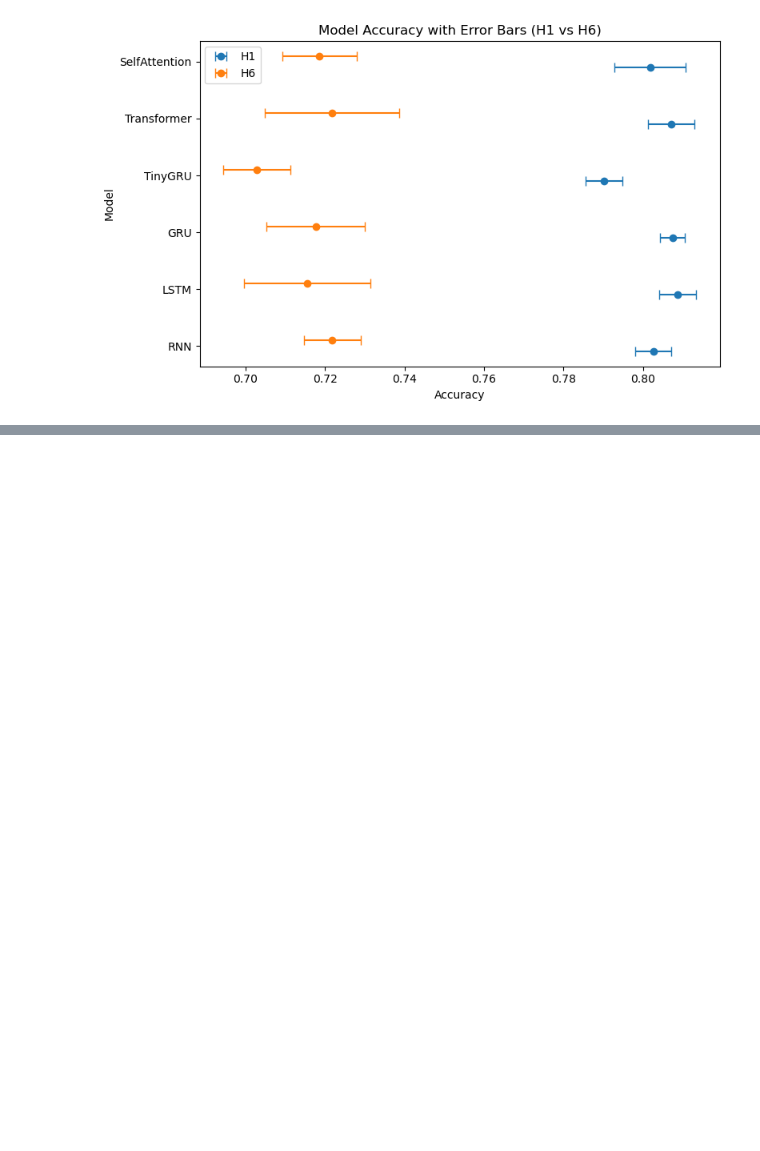
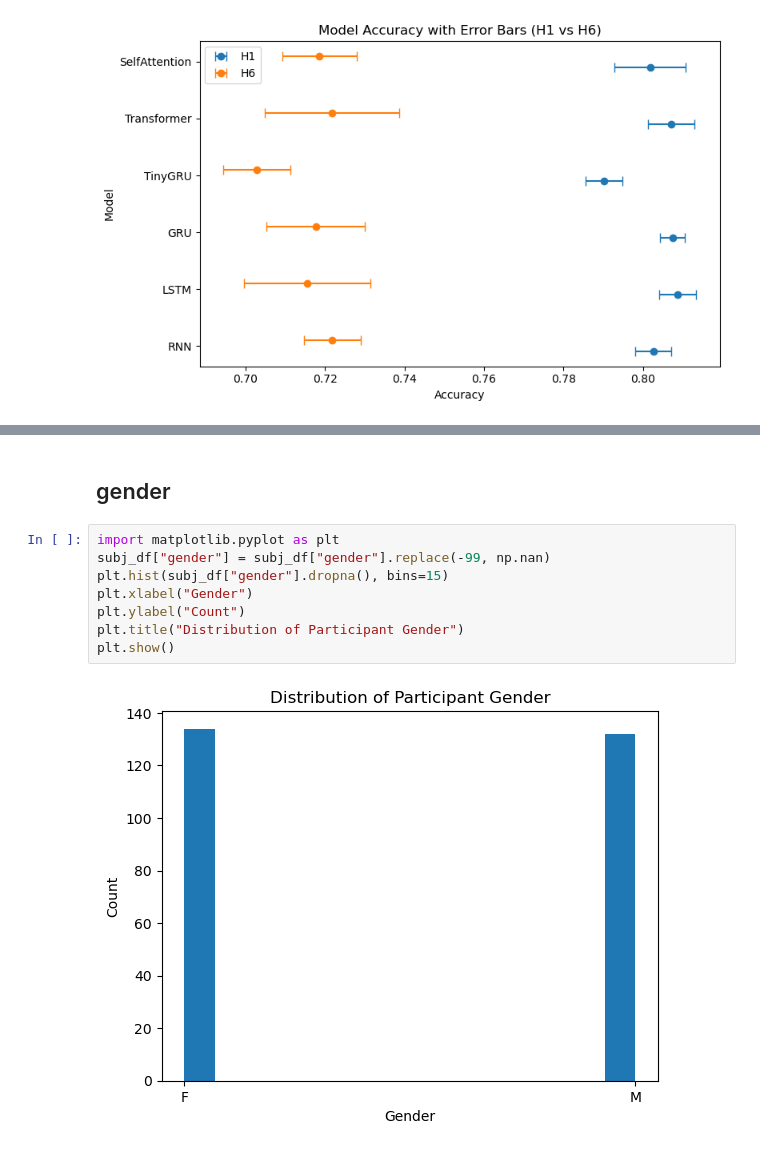
Before and after one commit to althealuo/Horizon, a Jupyter notebook: Horizon_individual_diff.ipynb, the cells around one changed output, grey strips where cells are left out. Drawn from its saved outputs; the diff is of its cells as text; blank space fills up the shorter version.

```diff
--- a/Horizon_individual_diff.ipynb
+++ b/Horizon_individual_diff.ipynb
@@ -709,0 +806,12 @@ plt.show()
+# %% [markdown]
+## gender
+# %%
+import matplotlib.pyplot as plt
+subj_df["gender"] = subj_df["gender"].replace(-99, np.nan)
+plt.hist(subj_df["gender"].dropna(), bins=15)
+plt.xlabel("Gender")
+plt.ylabel("Count")
+plt.title("Distribution of Participant Gender")
+plt.show()
+# %% [output]
+[figure, added]
```
Also changed, not shown: parts of 10 cells of this notebook.
